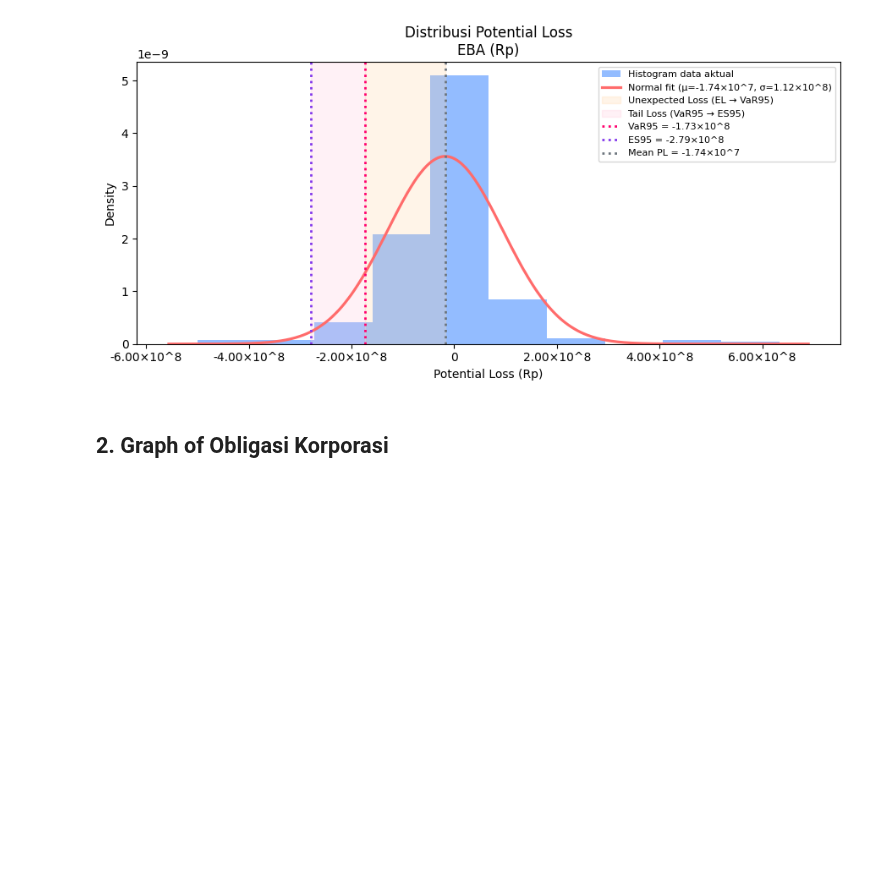
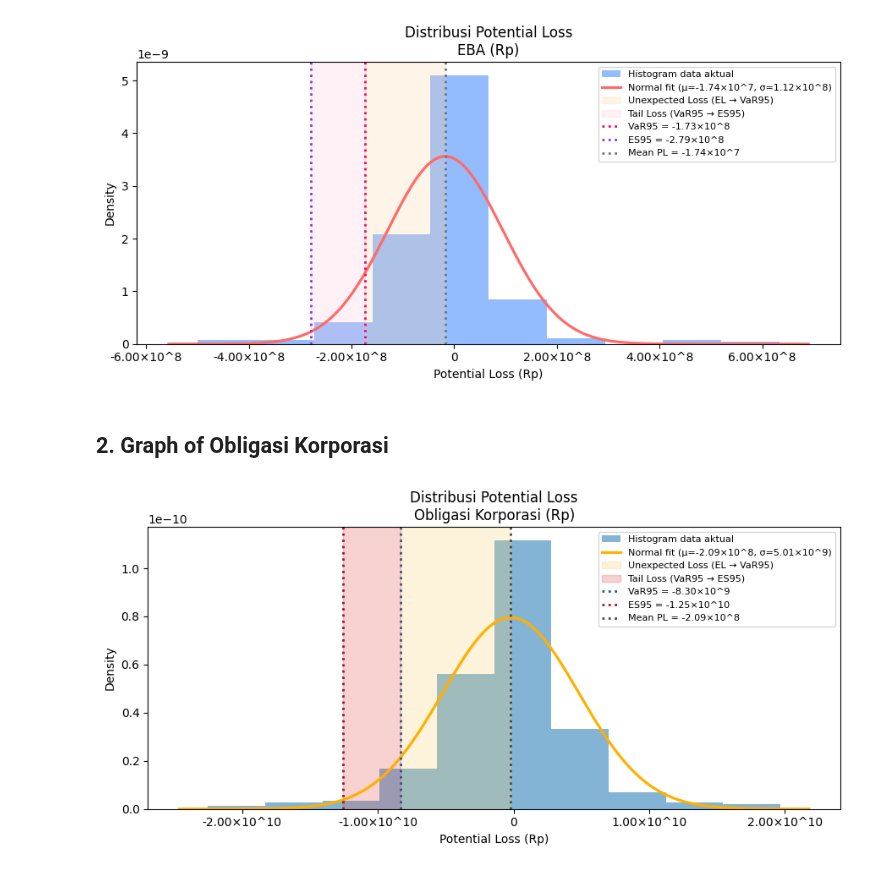
Before and after one commit to iqbaltanjung97/VaR, a Jupyter notebook: Visual_VaR_shaded.ipynb, the cells around one changed output. Saved outputs shown, nothing was run; the diff lists cells and outputs as text; code cells hidden in the pictures; blank space fills up the shorter version.

Commit message:
visualisasi EBA CorpBond

```diff
--- a/Visual_VaR_shaded.ipynb
+++ b/Visual_VaR_shaded.ipynb
@@ -170,11 +170,11 @@ from scipy.stats import norm
 # 1. DATA & SETTINGS
 # =========================
 
-file_path = "PL_EBA.xlsx"      # ganti sesuai file
+file_path = "PL_CorpBond.xlsx"      # ganti sesuai file
 df = pd.read_excel(file_path)
 
-ASSET_COL  = "PL_EBA"          # ganti dengan nama kolom PL kamu
-ASSET_NAME = "EBA"             # nama untuk judul
+ASSET_COL  = "PL_CorpBond"          # ganti dengan nama kolom PL kamu
+ASSET_NAME = "Obligasi Korporasi"             # nama untuk judul
 
 if ASSET_COL not in df.columns:
     raise ValueError(f"Kolom {ASSET_COL} tidak ditemukan di file Excel.")
@@ -217,22 +217,22 @@ axis_fmt = FuncFormatter(lambda val, pos: sci_fmt(val))
 # =========================
 
 # COLOR PALETTE (Financial Professional)
-# hist_color   = "#1f77b4"   # navy blue
-# fit_color    = "#ffb000"   # gold
-# ul_color     = "#f4d06f"   # soft gold
-# tail_color   = "#e54b4b"   # warm red
-# var_color    = "#2a5599"   # royal blue
-# es_color     = "#9c1a1c"   # deep red
-# mean_color   = "#4a4a4a"   # dark grey
+hist_color   = "#1f77b4"   # navy blue
+fit_color    = "#ffb000"   # gold
+ul_color     = "#f4d06f"   # soft gold
+tail_color   = "#e54b4b"   # warm red
+var_color    = "#2a5599"   # royal blue
+es_color     = "#9c1a1c"   # deep red
+mean_color   = "#4a4a4a"   # dark grey
 
-# COLOR PALETTE (Teal Coral)
-hist_color   = "#3a86ff"
-fit_color    = "#ff6b6b"
-ul_color     = "#ffd6a5"
-tail_color   = "#ffc8dd"
-var_color    = "#ff006e"
-es_color     = "#8338ec"
-mean_color   = "#6c757d"
+# # COLOR PALETTE (Teal Coral)
+# hist_color   = "#3a86ff"
+# fit_color    = "#ff6b6b"
+# ul_color     = "#ffd6a5"
+# tail_color   = "#ffc8dd"
+# var_color    = "#ff006e"
+# es_color     = "#8338ec"
+# mean_color   = "#6c757d"
 
 # =========================
 # 5. PLOT
@@ -285,30 +285,32 @@ ax.axvspan(tail_left, tail_right,
 ax.axvline(q05,
            linestyle=":",
            linewidth=2,
            color=var_color,
            label=f"VaR95 = {sci_fmt(q05)}")
 
 # === Garis ES95 ===
 ax.axvline(ES95_pl,
            linestyle=":",
            linewidth=2,
            color=es_color,
            label=f"ES95 = {sci_fmt(ES95_pl)}")
 
 # === Garis Mean (EL di ruang PL) ===
 ax.axvline(mu,
            linestyle=":",
            linewidth=2,
            color=mean_color,
            label=f"Mean PL = {sci_fmt(mu)}")
 
 # Format sumbu x sebagai a × 10^b
 ax.xaxis.set_major_formatter(axis_fmt)
 
 ax.set_title(f"Distribusi Potential Loss\n{ASSET_NAME} (Rp)")
 ax.set_xlabel("Potential Loss (Rp)")
 ax.set_ylabel("Density")
 ax.grid(False)
 ax.legend(fontsize=8, frameon=True)
 plt.tight_layout()
 plt.show()
+# %% [output]
+[figure, added]
```
Also changed, not shown: 2 other files.
